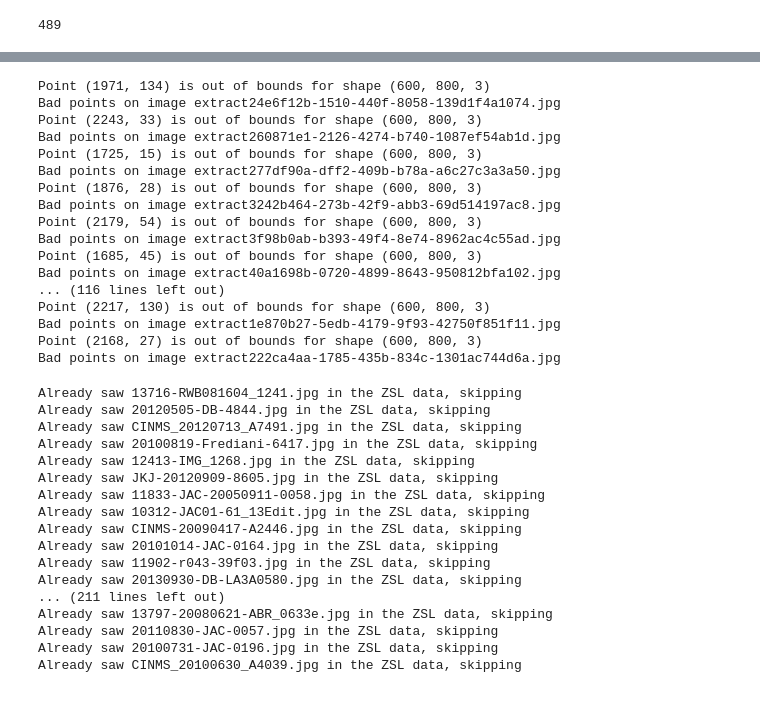
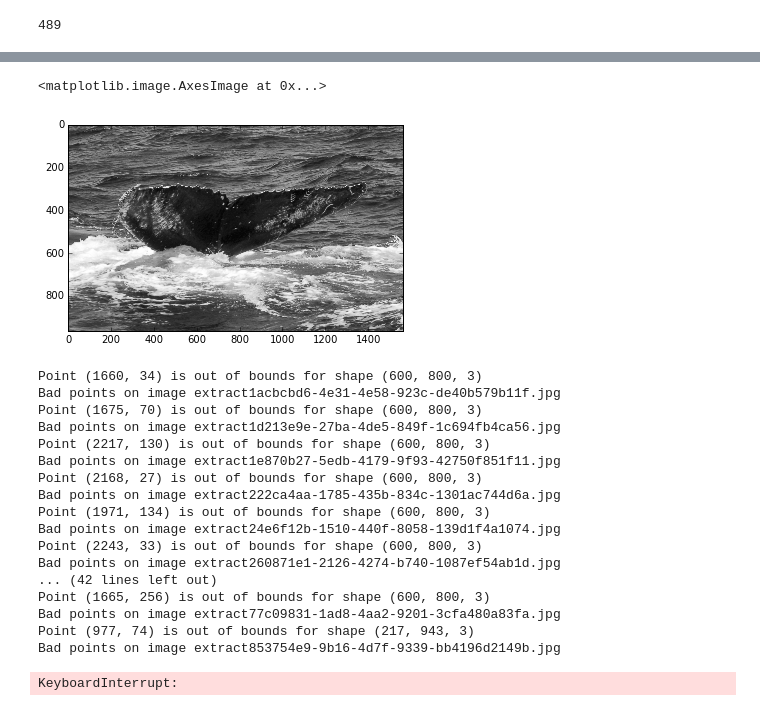
Before and after one commit to zmjjmz/thesiswork, a Jupyter notebook: edge_extract/Keypoint Extraction Dataset Creation.ipynb, the cells around one changed output, grey strips where cells are left out. Drawn from its saved outputs; the diff is of its cells as text; code cells hidden in the pictures.

```diff
--- a/edge_extract/Keypoint Extraction Dataset Creation.ipynb
+++ b/edge_extract/Keypoint Extraction Dataset Creation.ipynb
@@ -48,6 +75,10 @@ zsl_and_annot_imgs_dir  = join(dataset_loc, "Flukes/CRC_combined constrained")
+# %%
+plt.imshow(testimg)
+# %% [output]
+<matplotlib.image.AxesImage at 0x...>
+[figure, added]
 # %%
-import cv2
-import numpy as np
+
 
 #fixed_shape = (224, 224) # so I can transfer over Imagenet trained models
 fixed_shape = (64, 64) # so I can minimize size of network
@@ -80,6 +111,7 @@ xyc = lambda pt: (pt['x'], pt['y'])
 # these need to stay parallel
 fb_kp_imgs = []
 fb_kp_pts = []
+fb_kp_sizes = []
 for annot in fb_points:
     img = cv2.imread(join(fb_imgs_dir, annot['fn']))
     try:
@@ -91,26 +123,28 @@ for annot in fb_points:
         continue
     fb_kp_imgs.append(resized_img)
     fb_kp_pts.append(res_points)
+    fb_kp_sizes.append((img.shape,join(fb_imgs_dir, annot['fn'])))
 # guide: so each of <src>_kp_pts is going to be a matrix where each row is the x, y coords of each point in
 # left, right, notch respectively
 # %% [output]
+Point (1660, 34) is out of bounds for shape (600, 800, 3)
+Bad points on image extract1acbcbd6-4e31-4e58-923c-de40b579b11f.jpg
+Point (1675, 70) is out of bounds for shape (600, 800, 3)
+Bad points on image extract1d213e9e-27ba-4de5-849f-1c694fb4ca56.jpg
+Point (2217, 130) is out of bounds for shape (600, 800, 3)
+Bad points on image extract1e870b27-5edb-4179-9f93-42750f851f11.jpg
+Point (2168, 27) is out of bounds for shape (600, 800, 3)
+Bad points on image extract222ca4aa-1785-435b-834c-1301ac744d6a.jpg
 Point (1971, 134) is out of bounds for shape (600, 800, 3)
 Bad points on image extract24e6f12b-1510-440f-8058-139d1f4a1074.jpg
 Point (2243, 33) is out of bounds for shape (600, 800, 3)
 Bad points on image extract260871e1-2126-4274-b740-1087ef54ab1d.jpg
-Point (1725, 15) is out of bounds for shape (600, 800, 3)
-Bad points on image extract277df90a-dff2-409b-b78a-a6c27c3a3a50.jpg
-Point (1876, 28) is out of bounds for shape (600, 800, 3)
-Bad points on image extract3242b464-273b-42f9-abb3-69d514197ac8.jpg
-Point (2179, 54) is out of bounds for shape (600, 800, 3)
-Bad points on image extract3f98b0ab-b393-49f4-8e74-8962ac4c55ad.jpg
-Point (1685, 45) is out of bounds for shape (600, 800, 3)
-Bad points on image extract40a1698b-0720-4899-8643-950812bfa102.jpg
-... (116 lines left out)
-Point (2217, 130) is out of bounds for shape (600, 800, 3)
-Bad points on image extract1e870b27-5edb-4179-9f93-42750f851f11.jpg
-Point (2168, 27) is out of bounds for shape (600, 800, 3)
-Bad points on image extract222ca4aa-1785-435b-834c-1301ac744d6a.jpg
+... (42 lines left out)
+Point (1665, 256) is out of bounds for shape (600, 800, 3)
+Bad points on image extract77c09831-1ad8-4aa2-9201-3cfa480a83fa.jpg
+Point (977, 74) is out of bounds for shape (217, 943, 3)
+Bad points on image extract853754e9-9b16-4d7f-9339-bb4196d2149b.jpg
+KeyboardInterrupt:
 # %%
 zsl_kp_imgs = []
 zsl_kp_pts = []
@@ -130,6 +166,7 @@ for imgn in zsl_points:
 # %%
 annot_kp_imgs = []
 annot_kp_pts = []
+annot_kp_sizes = []
 
 for annot in annotation_points:
     if annot['fn'] in seen_imgs:
@@ -140,23 +177,6 @@ for annot in annotation_points:
                                         annot['left'], annot['right'], annot['notch'])
     annot_kp_imgs.append(resized_img)
     annot_kp_pts.append(res_points)
+    annot_kp_sizes.append((img.shape,join(zsl_and_annot_imgs_dir, imgn)))
-# %% [output]
-Already saw 13716-RWB081604_1241.jpg in the ZSL data, skipping
-Already saw 20120505-DB-4844.jpg in the ZSL data, skipping
-Already saw CINMS_20120713_A7491.jpg in the ZSL data, skipping
-Already saw 20100819-Frediani-6417.jpg in the ZSL data, skipping
-Already saw 12413-IMG_1268.jpg in the ZSL data, skipping
-Already saw JKJ-20120909-8605.jpg in the ZSL data, skipping
-Already saw 11833-JAC-20050911-0058.jpg in the ZSL data, skipping
-Already saw 10312-JAC01-61_13Edit.jpg in the ZSL data, skipping
-Already saw CINMS-20090417-A2446.jpg in the ZSL data, skipping
-Already saw 20101014-JAC-0164.jpg in the ZSL data, skipping
-Already saw 11902-r043-39f03.jpg in the ZSL data, skipping
-Already saw 20130930-DB-LA3A0580.jpg in the ZSL data, skipping
-... (211 lines left out)
-Already saw 13797-20080621-ABR_0633e.jpg in the ZSL data, skipping
-Already saw 20110830-JAC-0057.jpg in the ZSL data, skipping
-Already saw 20100731-JAC-0196.jpg in the ZSL data, skipping
-Already saw CINMS_20100630_A4039.jpg in the ZSL data, skipping
 # %%
 len(annot_kp_imgs)
```
Also changed, not shown: parts of 9 cells of this notebook, 4 other files.
